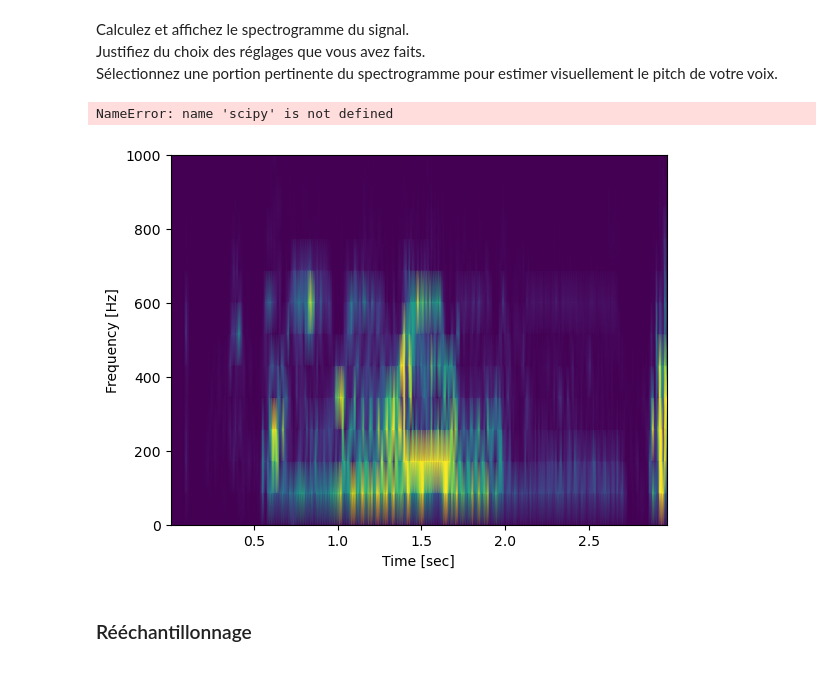
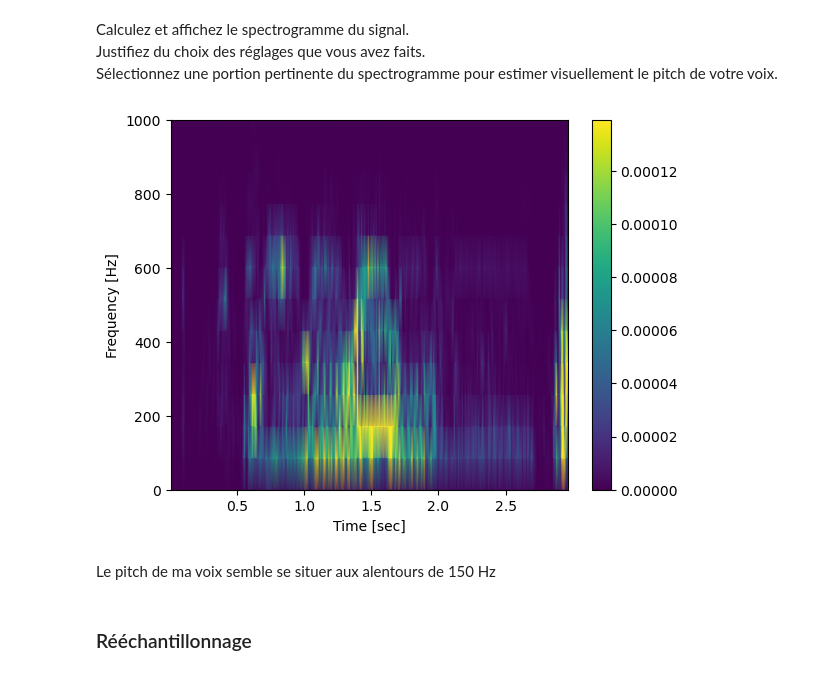
Before and after one commit to ArnaudGardille/Deep-Learning-Signal, a Jupyter notebook: dls_tp1.ipynb, the cells around one changed output. Cells and saved outputs as stored; diff of their text form; code cells hidden in the pictures.

Commit message:
plus que estim pitch

```diff
--- a/dls_tp1.ipynb
+++ b/dls_tp1.ipynb
@@ -90,21 +90,16 @@ Calculez et affichez le spectrogramme du signal. <br>
 Justifiez du choix des réglages que vous avez faits. <br>
 Sélectionnez une portion pertinente du spectrogramme pour estimer visuellement le pitch de votre voix.
 # %%
-f, t, Sxx = scipy.signal.spectrogram(rec, y)
-plt.pcolormesh(t, f, Sxx, shading='gouraud')
+pcm = plt.pcolormesh(t, f,Sxx, shading='gouraud', vmax=Sxx.max() / 10)
 plt.ylabel('Frequency [Hz]')
 plt.xlabel('Time [sec]')
+plt.ylim(ymax=1000) #or yl
+plt.colorbar(pcm)
 plt.show()
 # %% [output]
-NameError: name 'scipy' is not defined
+[figure, added]
-# %%
-plt.pcolormesh(t, f,Sxx, shading='gouraud', vmax=Sxx.max() / 10)
-plt.ylabel('Frequency [Hz]')
-plt.xlabel('Time [sec]')
-plt.ylim(ymax=1000) #or yl
-plt.show()
-# %% [output]
-[figure, removed]
+# %% [markdown]
+Le pitch de ma voix semble se situer aux alentours de 150 Hz
 # %% [markdown]
 ### Rééchantillonnage
 # %% [markdown]
```
Also changed, not shown: parts of 21 cells of this notebook.
